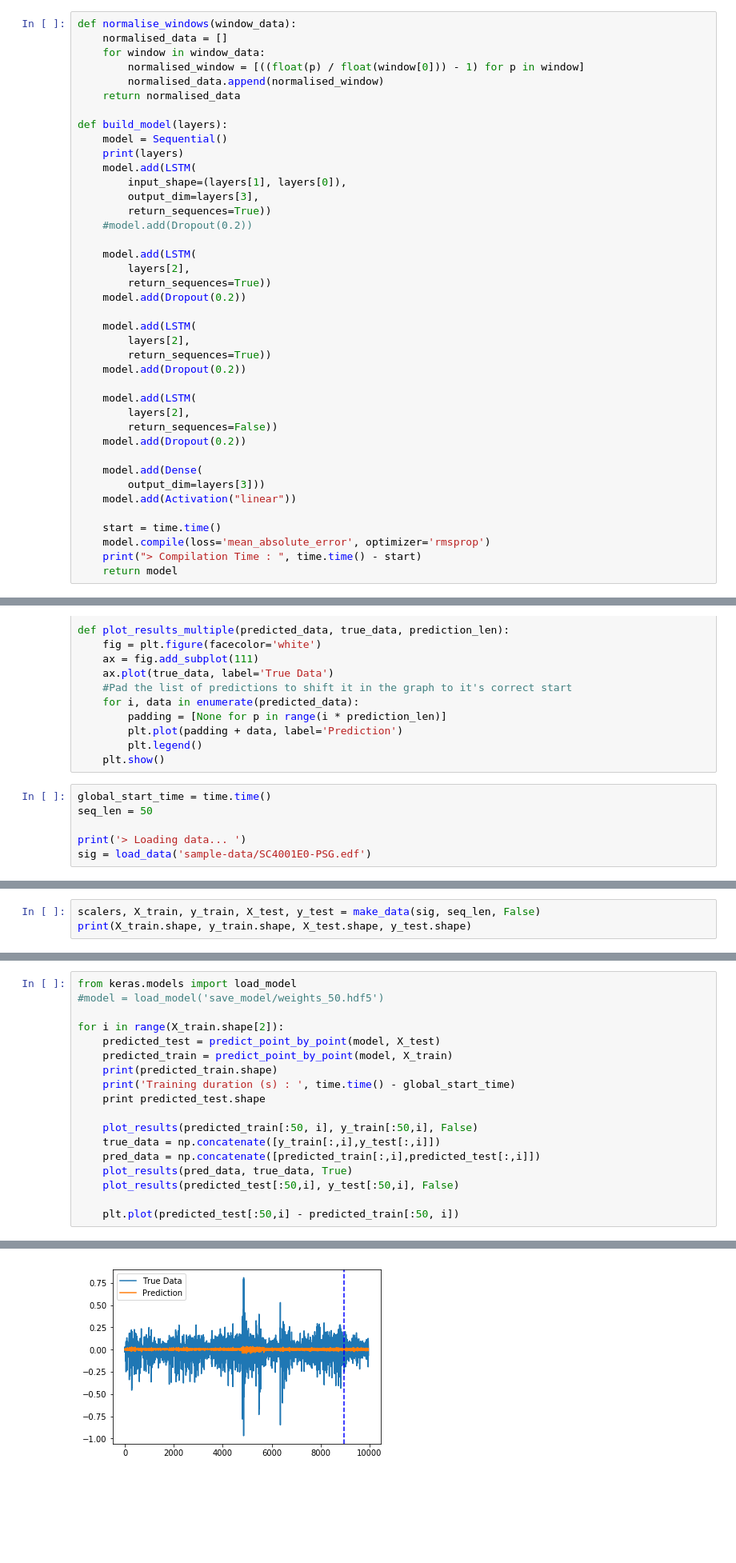
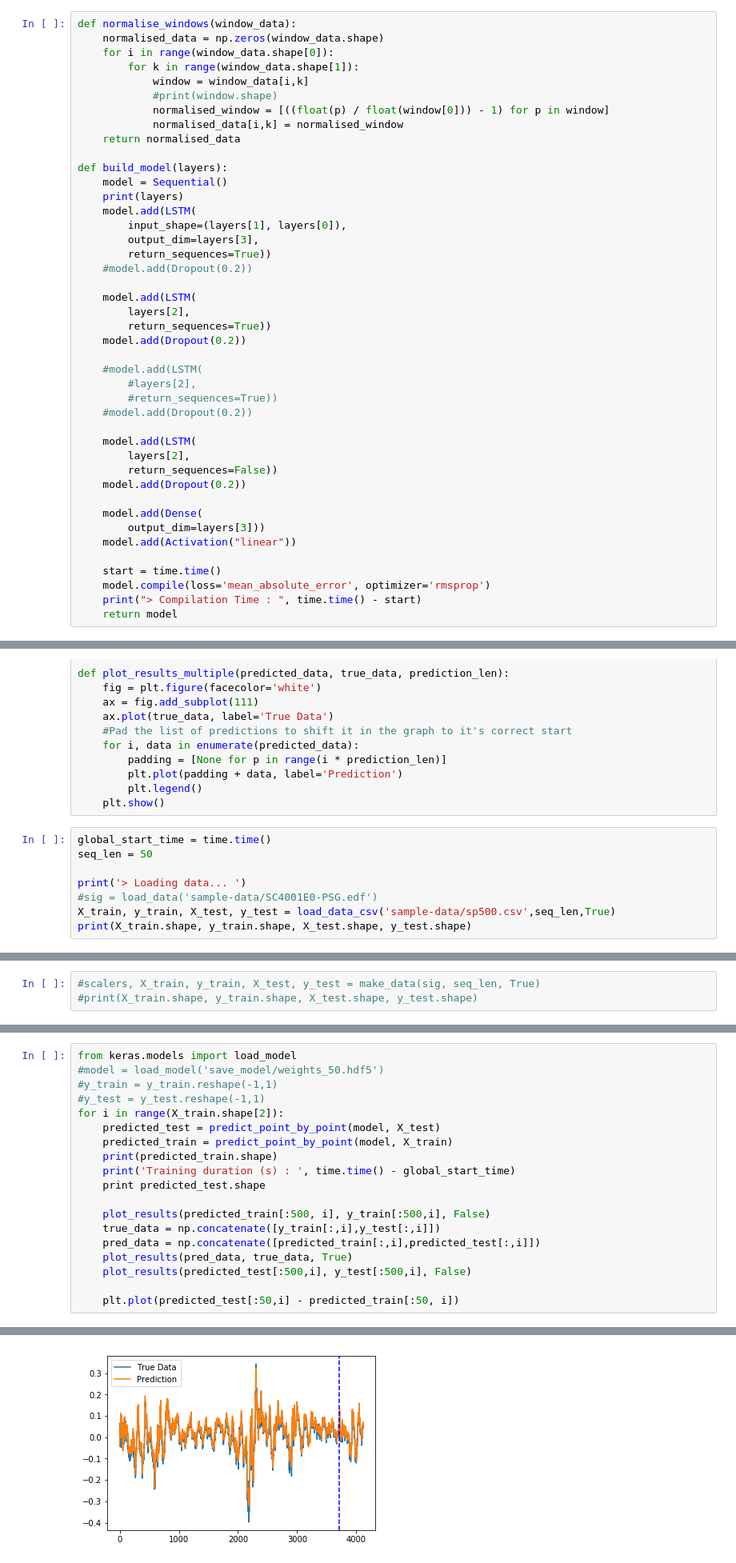
Before and after one commit to ktsimring/final-project, a Jupyter notebook: LSTM/LSTM New Implementation 2 RMS Optimizer.ipynb, the cells around one changed output, grey strips where cells are left out. Shown at 80% size. Saved outputs shown, nothing was run; the diff lists cells and outputs as text; blank space fills up the shorter version.

```diff
--- a/LSTM/LSTM New Implementation 2 RMS Optimizer.ipynb
+++ b/LSTM/LSTM New Implementation 2 RMS Optimizer.ipynb
@@ -118,10 +182,13 @@ def make_data(sig, seq_len, normalise_window):
     return [scaler, x_train, y_train.T, x_test, y_test.T]
 # %%
 def normalise_windows(window_data):
-    normalised_data = []
-    for window in window_data:
-        normalised_window = [((float(p) / float(window[0])) - 1) for p in window]
-        normalised_data.append(normalised_window)
+    normalised_data = np.zeros(window_data.shape)
+    for i in range(window_data.shape[0]):
+        for k in range(window_data.shape[1]):
+            window = window_data[i,k]
+            #print(window.shape)
+            normalised_window = [((float(p) / float(window[0])) - 1) for p in window]
+            normalised_data[i,k] = normalised_window
     return normalised_data
 
 def build_model(layers):
@@ -138,10 +205,10 @@ def build_model(layers):
         return_sequences=True))
     model.add(Dropout(0.2))
 
-    model.add(LSTM(
-        layers[2],
-        return_sequences=True))
-    model.add(Dropout(0.2))
+    #model.add(LSTM(
+        #layers[2],
+        #return_sequences=True))
+    #model.add(Dropout(0.2))
 
     model.add(LSTM(
         layers[2],
@@ -225,6 +292,8 @@ global_start_time = time.time()
 seq_len = 50
 
 print('> Loading data... ')
-sig = load_data('sample-data/SC4001E0-PSG.edf')
+#sig = load_data('sample-data/SC4001E0-PSG.edf')
+X_train, y_train, X_test, y_test = load_data_csv('sample-data/sp500.csv',seq_len,True)
+print(X_train.shape, y_train.shape, X_test.shape, y_test.shape)
 # %% [output]
 > Loading data...
@@ -231,3 +314,3 @@ sig = load_data('sample-data/SC4001E0-PSG.edf')
 # %%
-scalers, X_train, y_train, X_test, y_test = make_data(sig, seq_len, False)
-print(X_train.shape, y_train.shape, X_test.shape, y_test.shape)
+#scalers, X_train, y_train, X_test, y_test = make_data(sig, seq_len, True)
+#print(X_train.shape, y_train.shape, X_test.shape, y_test.shape)
@@ -275,7 +350,8 @@ Epoch 50/50
 # %%
 from keras.models import load_model
 #model = load_model('save_model/weights_50.hdf5')
-
+#y_train = y_train.reshape(-1,1)
+#y_test = y_test.reshape(-1,1)
 for i in range(X_train.shape[2]):
     predicted_test = predict_point_by_point(model, X_test)
     predicted_train = predict_point_by_point(model, X_train)
@@ -283,11 +359,11 @@ for i in range(X_train.shape[2]):
     print('Training duration (s) : ', time.time() - global_start_time)
     print predicted_test.shape
 
-    plot_results(predicted_train[:50, i], y_train[:50,i], False)
+    plot_results(predicted_train[:500, i], y_train[:500,i], False)
     true_data = np.concatenate([y_train[:,i],y_test[:,i]])
     pred_data = np.concatenate([predicted_train[:,i],predicted_test[:,i]])
     plot_results(pred_data, true_data, True)
-    plot_results(predicted_test[:50,i], y_test[:50,i], False)
+    plot_results(predicted_test[:500,i], y_test[:500,i], False)
 
     plt.plot(predicted_test[:50,i] - predicted_train[:50, i])
 # %% [output]
@@ -298 +374 @@ for i in range(X_train.shape[2]):
-[figure, old version]
+[figure, new version]
```
Also changed, not shown: parts of 9 cells of this notebook.
